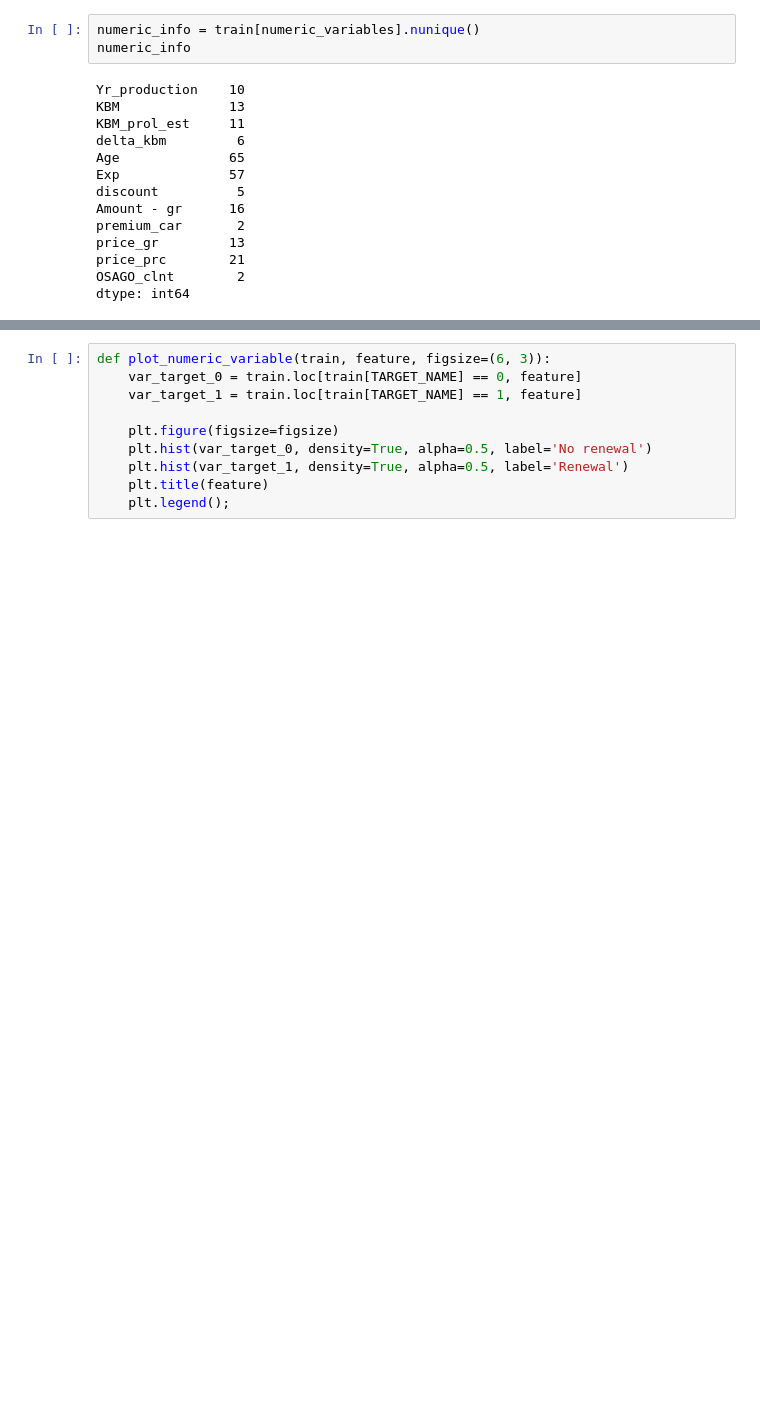
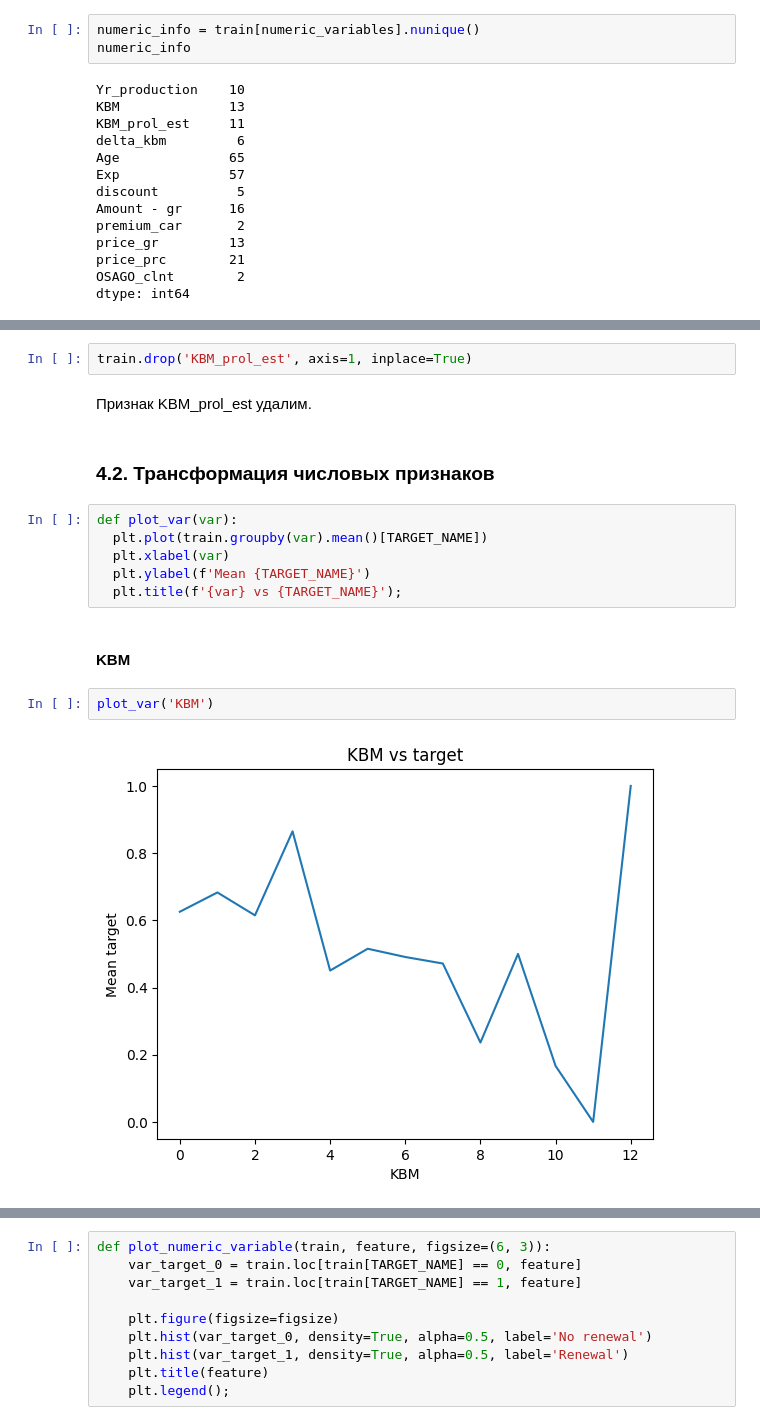
Before and after one commit to YaninaK/car-insurance-renewal, a Jupyter notebook: notebooks/01_Car_insurance_renewal_EDA.ipynb, the cells around one changed output, grey strips where cells are left out. Saved outputs shown, nothing was run; the diff lists cells and outputs as text; blank space fills up the shorter version.

```diff
--- a/notebooks/01_Car_insurance_renewal_EDA.ipynb
+++ b/notebooks/01_Car_insurance_renewal_EDA.ipynb
@@ -131,0 +169,18 @@ dtype: int64
+# %%
+train.drop('KBM_prol_est', axis=1, inplace=True)
+# %% [markdown]
+Признак KBM_prol_est удалим.
+# %% [markdown]
+### 4.2. Трансформация числовых признаков
+# %%
+def plot_var(var):
+  plt.plot(train.groupby(var).mean()[TARGET_NAME])
+  plt.xlabel(var)
+  plt.ylabel(f'Mean {TARGET_NAME}')
+  plt.title(f'{var} vs {TARGET_NAME}');
+# %% [markdown]
+#### KBM
+# %%
+plot_var('KBM')
+# %% [output]
+[figure, added]
```
Also changed, not shown: parts of 117 cells of this notebook.
